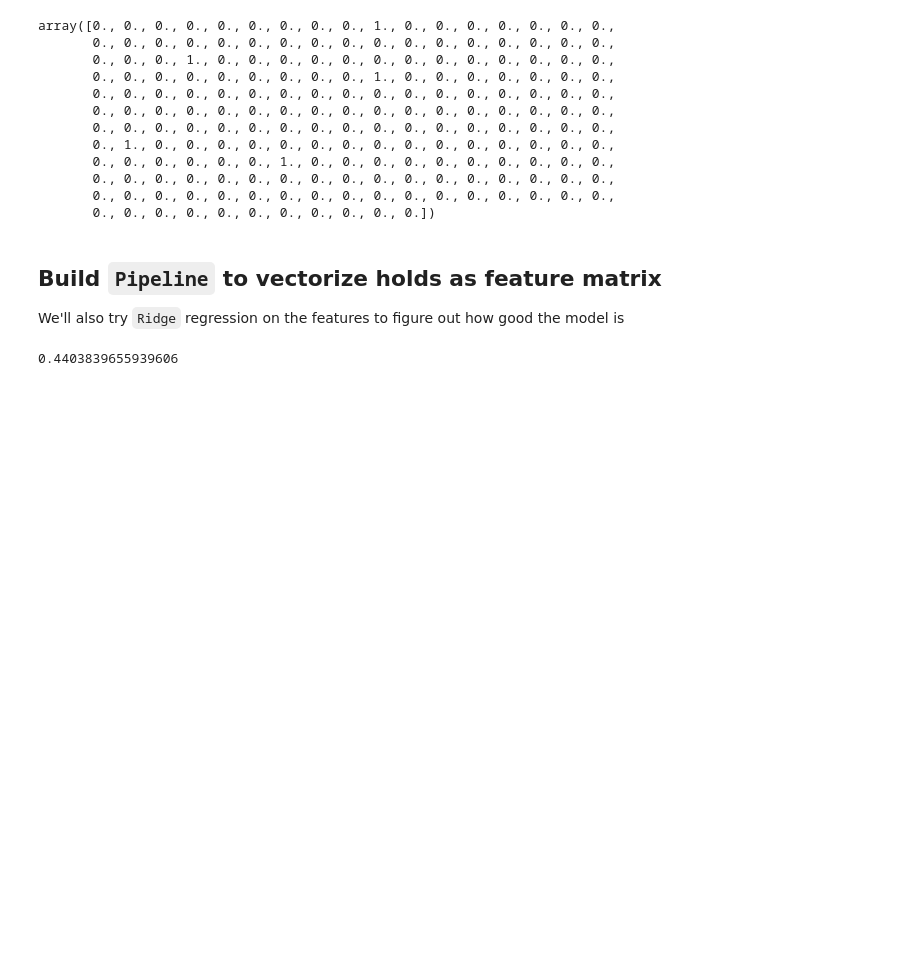
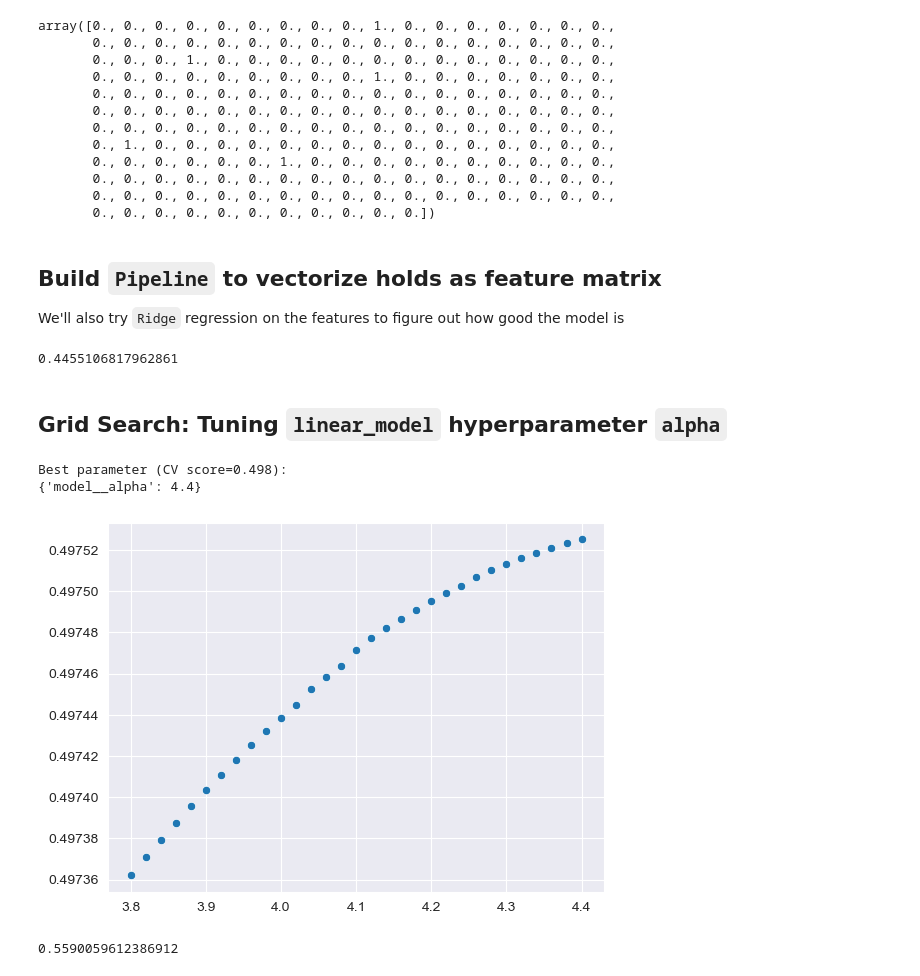
Before and after one commit to shakani/routegrader, a Jupyter notebook: linear_model/linearmodel.ipynb, the cells around one changed output. Drawn from its saved outputs; the diff is of its cells as text; code cells hidden in the pictures; blank space fills up the shorter version.

Commit message:
Achieved R^2 ~ 0.5 for pure linear model with vectorized encoding

```diff
--- a/linear_model/linearmodel.ipynb
+++ b/linear_model/linearmodel.ipynb
@@ -140,9 +140,9 @@ class LabelEncoder(BaseEstimator, TransformerMixin):
 
     def transform(self, X: pd.DataFrame):
         """ Maps the `grades` column of a `DataFrame` to its numeric value (to be scaled) """
-        df.dropna()
-        df['grades_numeric'] = df['grades'].apply(self.grade_to_number) # parse grades to numeric value
-        return df[['grades_numeric']]
+        X = X.dropna()
+        X['grades_numeric'] = X['grades'].apply(self.grade_to_number) # parse grades to numeric value
+        return X[['grades_numeric']]
 # %%
 le = LabelEncoder()
 df.dropna()
@@ -213,7 +213,7 @@ label_pipeline = Pipeline([
 linear_model = Pipeline([
     ('encoder', DictEncoder()),
     ('vectorizer', DictVectorizer()),
-    ('model', Ridge())
+    ('model', Ridge(alpha=4))
 ])
 # %%
 from sklearn.metrics import mean_squared_error
@@ -223,4 +223,51 @@ linear_model.fit(df, y)
 preds = linear_model.predict(df)
 mean_squared_error(y, preds)
 # %% [output]
-0.4403839655939606
+0.4455106817962861
+# %% [markdown]
+## Grid Search: Tuning `linear_model` hyperparameter `alpha`
+# %%
+from sklearn.model_selection import GridSearchCV
+from sklearn.model_selection import train_test_split
+
+df_40 = df.query("angle == 40")
+df_40 = df_40.sample(frac=1)
+
+param_grid = {'model__alpha' : np.arange(3.8,4.4,.02)}
+
+search = GridSearchCV(linear_model, param_grid, cv=5)
+search.fit(df_40, label_pipeline.fit_transform(df_40))
+print("Best parameter (CV score=%0.3f):" % search.best_score_)
+print(search.best_params_)
+# %% [output]
+Best parameter (CV score=0.498):
+{'model__alpha': 4.4}
+# %%
+def plot_cv_results(gridsearch):
+    params = [x['model__alpha'] for x in gridsearch.cv_results_['params']]
+    sns.scatterplot(x=params, y=gridsearch.cv_results_['mean_test_score'])
+
+plot_cv_results(search)
+# %% [output]
+[figure, added]
+# %%
+from sklearn.model_selection import train_test_split
+from sklearn.metrics import mean_squared_error
+
+linear_model = Pipeline([
+    ('encoder', DictEncoder()),
+    ('vectorizer', DictVectorizer()),
+    ('model', Ridge(alpha=4))
+])
+
+df_40 = df.query("angle == 40")
+X = df_40.sample(frac=1)
+y = label_pipeline.fit_transform(X)
+
+X_train, X_test, y_train, y_test = train_test_split(X, y)
+
+linear_model.fit(X_train, y_train)
+y_pred = linear_model.predict(X_test)
+mean_squared_error(y_test, y_pred)
+# %% [output]
+0.5590059612386912
```
